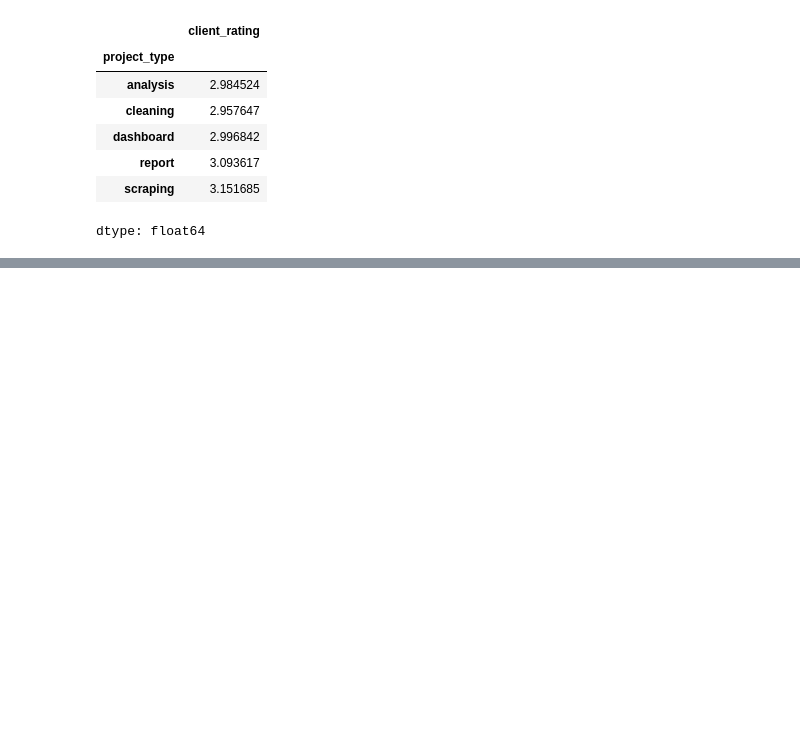
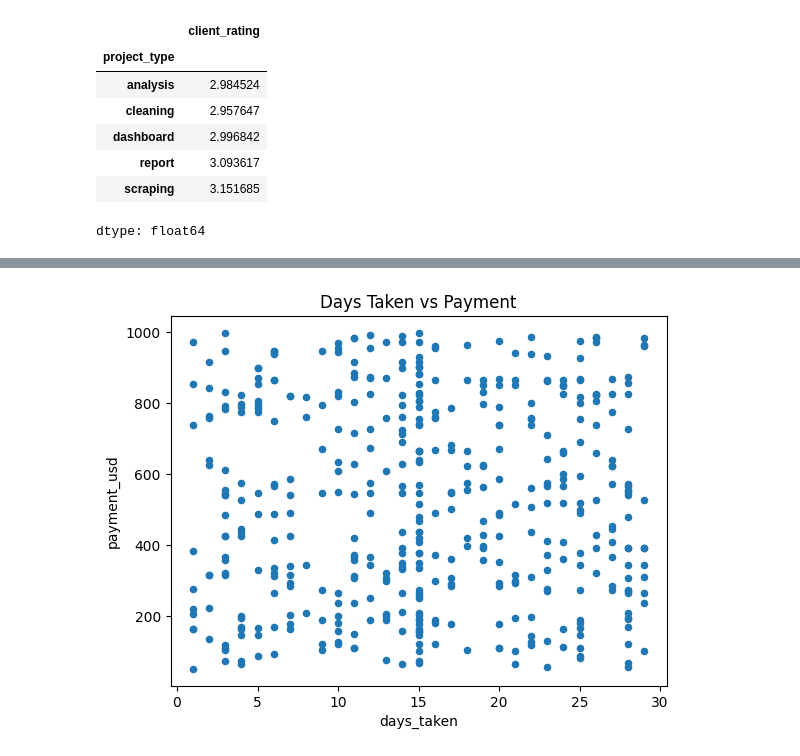
Before and after one commit to ayaz-ali-36/Data-Aanlysis, a Jupyter notebook: Pandas/Pandas.ipynb, the cells around one changed output, grey strips where cells are left out. Saved outputs shown, nothing was run; the diff lists cells and outputs as text; code cells hidden in the pictures; blank space fills up the shorter version.

```diff
--- a/Pandas/Pandas.ipynb
+++ b/Pandas/Pandas.ipynb
@@ -186,0 +275,7 @@ dtype: float64
+# %%
+# df.plot(kind='scatter ',x='payment_usd',y='days_taken')
+df.plot(kind='scatter', x='days_taken', y='payment_usd')
+plt.title('Days Taken vs Payment')
+plt.show()
+# %% [output]
+[figure, added]
```
Also changed, not shown: parts of 16 cells of this notebook.
